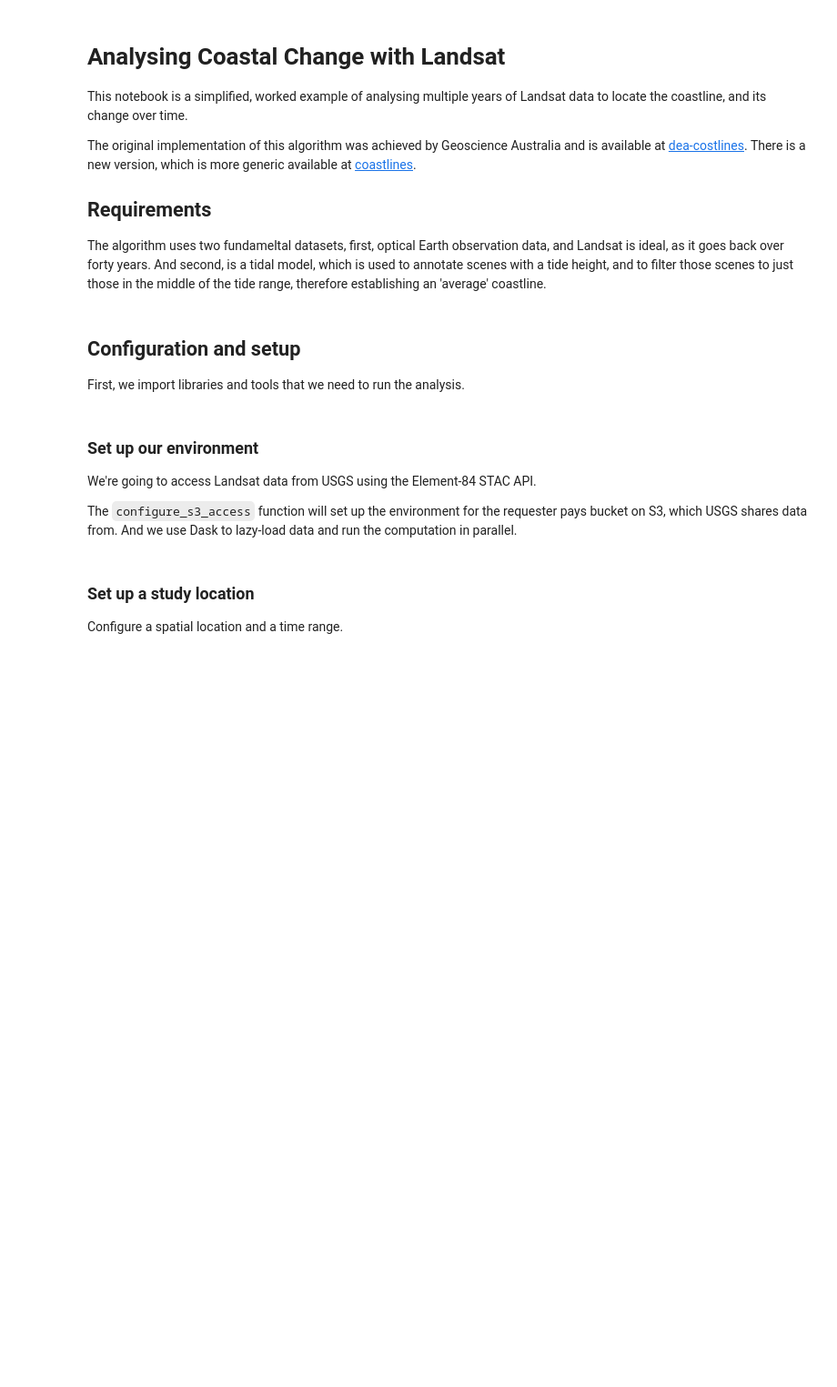
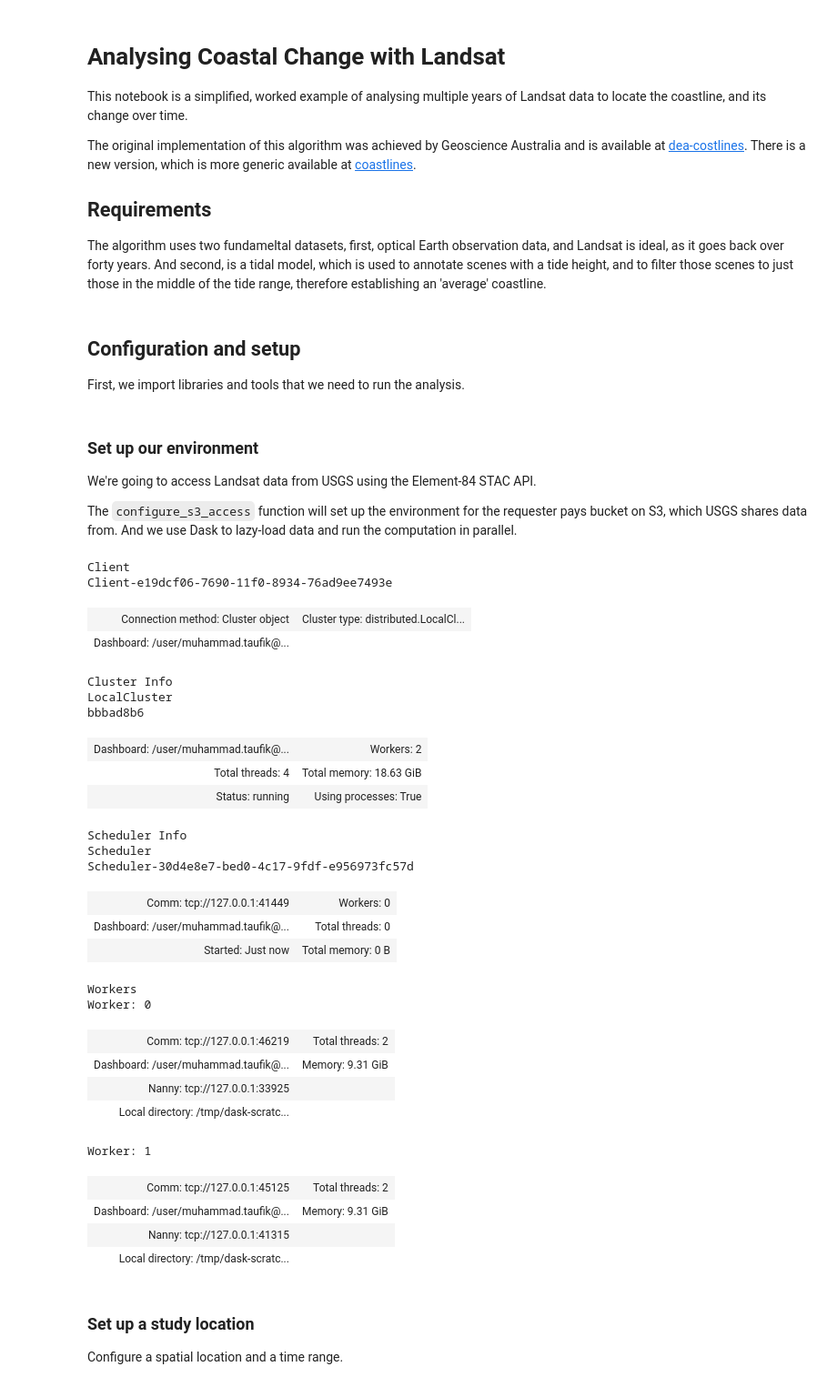
Before and after one commit to teguhsulistian/piksel-notebooks, a Jupyter notebook: English/Case_Studies/03_Landsat_CoastalChange.ipynb, the cells around one changed output. Shown at 91% size. Saved outputs shown, nothing was run; the diff lists cells and outputs as text; code cells hidden in the pictures; blank space fills up the shorter version.

Commit message:
Use dask config for dynamic dask localcluster dashboard url

```diff
--- a/English/Case_Studies/03_Landsat_CoastalChange.ipynb
+++ b/English/Case_Studies/03_Landsat_CoastalChange.ipynb
@@ -62,3 +60,49 @@ dask_client
+# %%
+# Set up Dask
+cluster = LocalCluster(
+    n_workers=2,
+    threads_per_worker=2,
+    memory_limit='10GB'
+)
+
+dashboard_url = cluster.dashboard_link
+port = urlparse(dashboard_url).port
+
+jupyterhub_user = os.environ.get('JUPYTERHUB_USER')
+dask.config.set(**{
+    "distributed.dashboard.link": f"/user/{jupyterhub_user}/proxy/{port}/status"
+})
+
+client = Client(cluster)
+client
+# %% [output]
+Client
+Client-e19dcf06-7690-11f0-8934-76ad9ee7493e
+| Connection method: Cluster object | Cluster type: distributed.LocalCl... |
+| Dashboard: /user/muhammad.taufik@... |  |
+Cluster Info
+LocalCluster
+bbbad8b6
+| Dashboard: /user/muhammad.taufik@... | Workers: 2 |
+| Total threads: 4 | Total memory: 18.63 GiB |
+| Status: running | Using processes: True |
+Scheduler Info
+Scheduler
+Scheduler-30d4e8e7-bed0-4c17-9fdf-e956973fc57d
+| Comm: tcp://127.0.0.1:41449 | Workers: 0 |
+| Dashboard: /user/muhammad.taufik@... | Total threads: 0 |
+| Started: Just now | Total memory: 0 B |
+Workers
+Worker: 0
+| Comm: tcp://127.0.0.1:46219 | Total threads: 2 |
+| Dashboard: /user/muhammad.taufik@... | Memory: 9.31 GiB |
+| Nanny: tcp://127.0.0.1:33925 |  |
+| Local directory: /tmp/dask-scratc... |  |
+Worker: 1
+| Comm: tcp://127.0.0.1:45125 | Total threads: 2 |
+| Dashboard: /user/muhammad.taufik@... | Memory: 9.31 GiB |
+| Nanny: tcp://127.0.0.1:41315 |  |
+| Local directory: /tmp/dask-scratc... |  |
 # %% [markdown]
 ### Set up a study location
 
```
Also changed, not shown: parts of 8 cells of this notebook, 3 other files.
